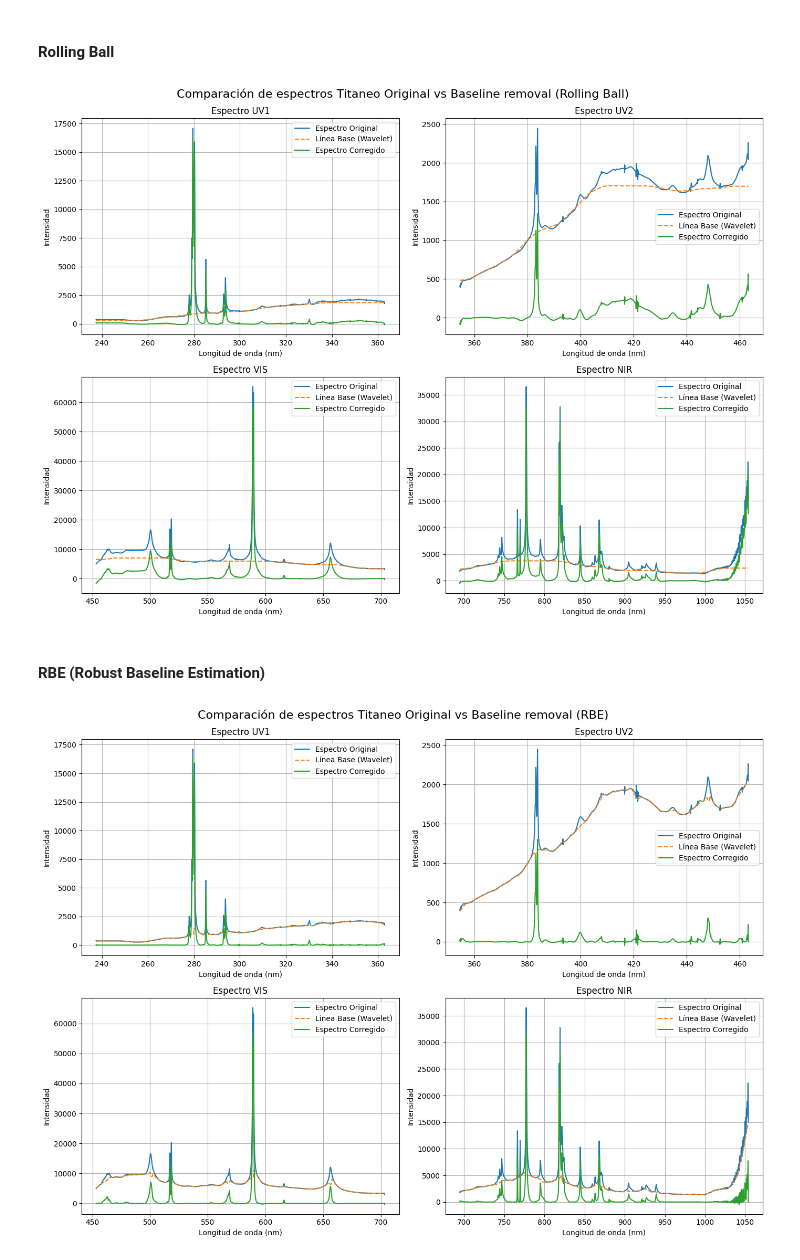
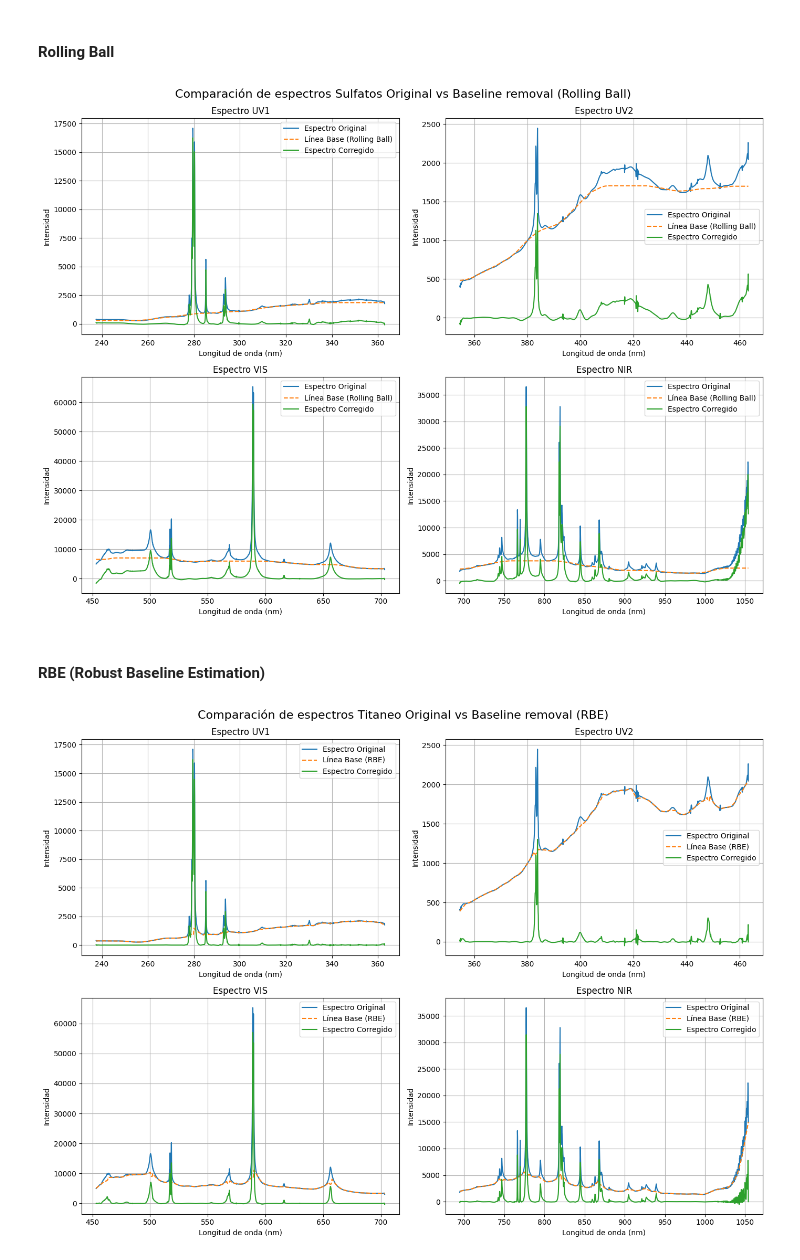
Before and after one commit to elsamoreno/LIBS_QUANTIFICATION_INTA, a Jupyter notebook: Pre_Processing/Pruebas_baseline_rmvl.ipynb, the cells around one changed output. Saved outputs shown, nothing was run; the diff lists cells and outputs as text; code cells hidden in the pictures.

```diff
--- a/Pre_Processing/Pruebas_baseline_rmvl.ipynb
+++ b/Pre_Processing/Pruebas_baseline_rmvl.ipynb
@@ -152,7 +152,7 @@ def tukey_biweight(residuals, b=3.5):
     weights[residuals >= b] = 0
     return weights
 
-def robust_baseline_estimation(spectrum, span=0.05, max_iter=10, b=3.5, tol=1e-3):
+def robust_baseline_estimation(spectrum, span=0.05, max_iter=5, b=3.5, tol=1e-3):
     """
     Estima la línea base de un espectro utilizando el algoritmo RBE.
 
@@ -361,10 +361,10 @@ espectro_NIR = denoise_spectrum_uwt(espectro_NIR)
 # %% [markdown]
 #### Wavelet iterado
 # %%
-espectro_UV1_baseless, continuum_UV1 = iterative_wavelet_continuum_removal(espectro_UV1, wavelet='db13', L_max=None, L_min=3, max_iter=10, tol=1e-3)
-espectro_UV2_baseless, continuum_UV2 = iterative_wavelet_continuum_removal(espectro_UV2, wavelet='db13', L_max=7, L_min=3, max_iter=10, tol=1e-3)
-espectro_VIS_baseless, continuum_VIS = iterative_wavelet_continuum_removal(espectro_VIS, wavelet='db13', L_max=None, L_min=3, max_iter=10, tol=1e-3)
-espectro_NIR_baseless, continuum_NIR = iterative_wavelet_continuum_removal(espectro_NIR, wavelet='db13', L_max=None, L_min=3, max_iter=10, tol=1e-3)
+espectro_UV1_baseless, continuum_UV1 = iterative_wavelet_continuum_removal(espectro_UV1, wavelet='db13', L_max=None, L_min=5, max_iter=10, tol=1e-3)
+espectro_UV2_baseless, continuum_UV2 = iterative_wavelet_continuum_removal(espectro_UV2, wavelet='db13', L_max=None, L_min=4, max_iter=10, tol=1e-3)
+espectro_VIS_baseless, continuum_VIS = iterative_wavelet_continuum_removal(espectro_VIS, wavelet='db13', L_max=None, L_min=5, max_iter=10, tol=1e-3)
+espectro_NIR_baseless, continuum_NIR = iterative_wavelet_continuum_removal(espectro_NIR, wavelet='db13', L_max=None, L_min=4, max_iter=10, tol=1e-3)
 
 # Visualizar espectros antes y después del denoising
 nombres = ['UV1', 'UV2', 'VIS', 'NIR']
@@ -387,6 +387,6 @@ for i in range(4):
     plt.grid(True)
 
 plt.tight_layout()
-plt.suptitle("Comparación de espectros Titaneo Original vs Baseline removal (Wavelet)", y=1.02, fontsize=16)
+plt.suptitle("Comparación de espectros Sulfatos Original vs Baseline removal (Wavelet)", y=1.02, fontsize=16)
 plt.show()
 # %% [output]
@@ -411,7 +411,7 @@ plt.figure(figsize=(14, 10))
 for i in range(4):
     plt.subplot(2, 2, i+1)
     plt.plot(wavelengths[i], espectros_originales[i], label='Espectro Original')
-    plt.plot(wavelengths[i],continuum[i], label="Línea Base (Wavelet)", linestyle='--')
+    plt.plot(wavelengths[i],continuum[i], label="Línea Base (Rolling Ball)", linestyle='--')
     plt.plot(wavelengths[i], espectros_denoised[i], label='Espectro Corregido')
     plt.title(f"Espectro {nombres[i]}")
     plt.xlabel("Longitud de onda (nm)")
@@ -420,40 +420,40 @@ for i in range(4):
     plt.grid(True)
 
 plt.tight_layout()
-plt.suptitle("Comparación de espectros Titaneo Original vs Baseline removal (Rolling Ball)", y=1.02, fontsize=16)
+plt.suptitle("Comparación de espectros Sulfatos Original vs Baseline removal (Rolling Ball)", y=1.02, fontsize=16)
 plt.show()
 # %% [output]
-[figure, old version]
+[figure, new version]
 # %% [markdown]
 #### RBE (Robust Baseline Estimation)
 # %%
-espectro_UV1_baseless, continuum_UV1 = robust_baseline_estimation(espectro_UV1, span=0.05, max_iter=10, b=3.5, tol=1e-3)
-espectro_UV2_baseless, continuum_UV2 = robust_baseline_estimation(espectro_UV2, span=0.05, max_iter=10, b=3.5, tol=1e-3)
-espectro_VIS_baseless, continuum_VIS = robust_baseline_estimation(espectro_VIS, span=0.05, max_iter=10, b=3.5, tol=1e-3)
-espectro_NIR_baseless, continuum_NIR = robust_baseline_estimation(espectro_NIR, span=0.05, max_iter=10, b=3.5, tol=1e-3)
+espectro_UV1_baseless, continuum_UV1 = robust_baseline_estimation(espectro_UV1, span=0.05, max_iter=5, b=3.5, tol=1e-3)
+espectro_UV2_baseless, continuum_UV2 = robust_baseline_estimation(espectro_UV2, span=0.05, max_iter=5, b=3.5, tol=1e-3)
+espectro_VIS_baseless, continuum_VIS = robust_baseline_estimation(espectro_VIS, span=0.05, max_iter=5, b=3.5, tol=1e-3)
+espectro_NIR_baseless, continuum_NIR = robust_baseline_estimation(espectro_NIR, span=0.05, max_iter=5, b=3.5, tol=1e-3)
 
 # Visualizar espectros antes y después del denoising
 nombres = ['UV1', 'UV2', 'VIS', 'NIR']
 espectros_originales = [espectro_UV1, espectro_UV2, espectro_VIS, espectro_NIR]
 espectros_denoised = [espectro_UV1_baseless, espectro_UV2_baseless, espectro_VIS_baseless, espectro_NIR_baseless]
 wavelengths = [wavelength_UV1, wavelength_UV2, wavelength_VIS, wavelength_NIR]
 continuum = [continuum_UV1, continuum_UV2, continuum_VIS, continuum_NIR]
 
 plt.figure(figsize=(14, 10))
 
 for i in range(4):
     plt.subplot(2, 2, i+1)
     plt.plot(wavelengths[i], espectros_originales[i], label='Espectro Original')
-    plt.plot(wavelengths[i],continuum[i], label="Línea Base (Wavelet)", linestyle='--')
+    plt.plot(wavelengths[i],continuum[i], label="Línea Base (RBE)", linestyle='--')
     plt.plot(wavelengths[i], espectros_denoised[i], label='Espectro Corregido')
     plt.title(f"Espectro {nombres[i]}")
     plt.xlabel("Longitud de onda (nm)")
     plt.ylabel("Intensidad")
     plt.legend()
     plt.grid(True)
 
 plt.tight_layout()
 plt.suptitle("Comparación de espectros Titaneo Original vs Baseline removal (RBE)", y=1.02, fontsize=16)
 plt.show()
 # %% [output]
-[figure, old version]
+[figure, new version]
```
Also changed, not shown: parts of 3 cells of this notebook, 6 other files.
